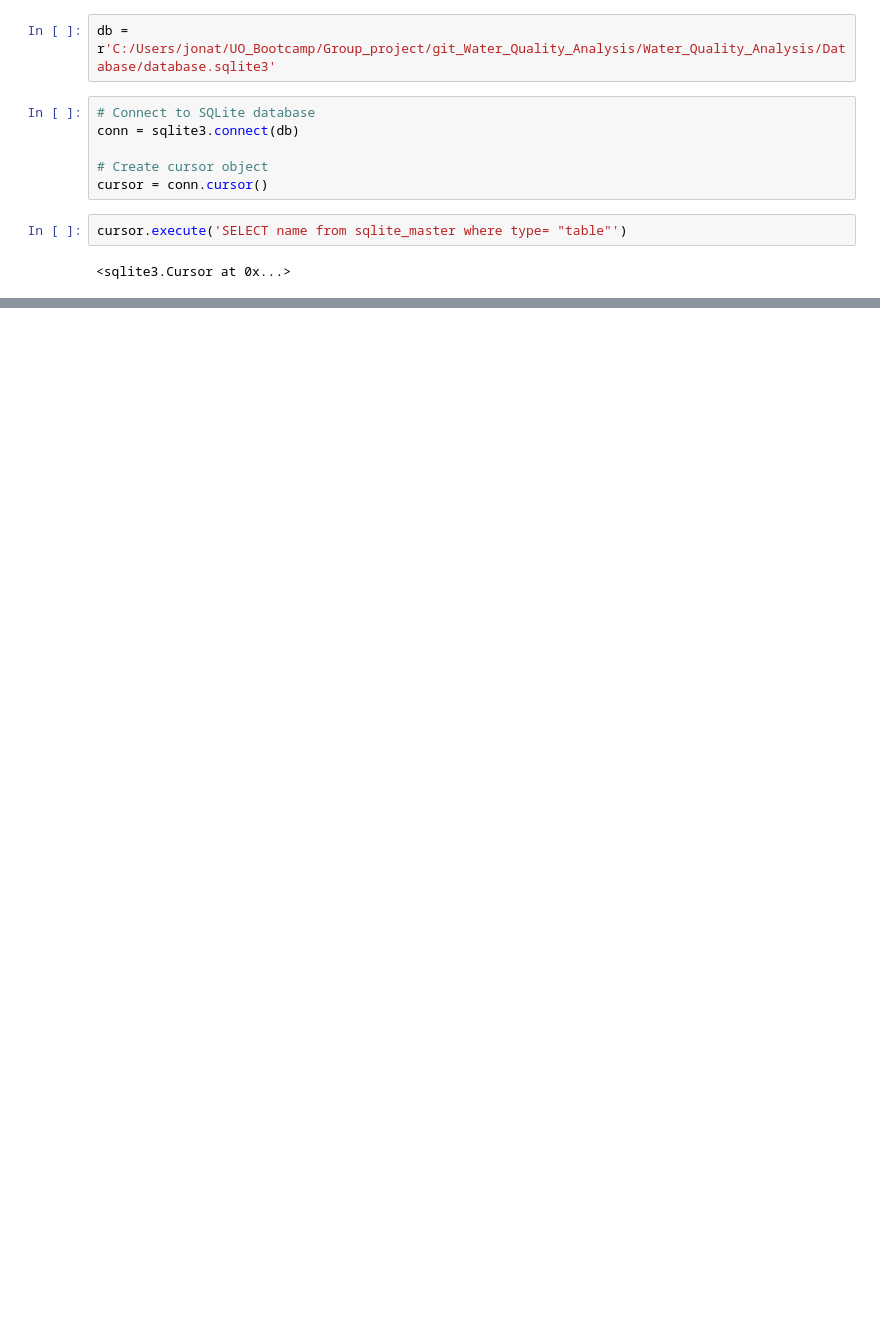
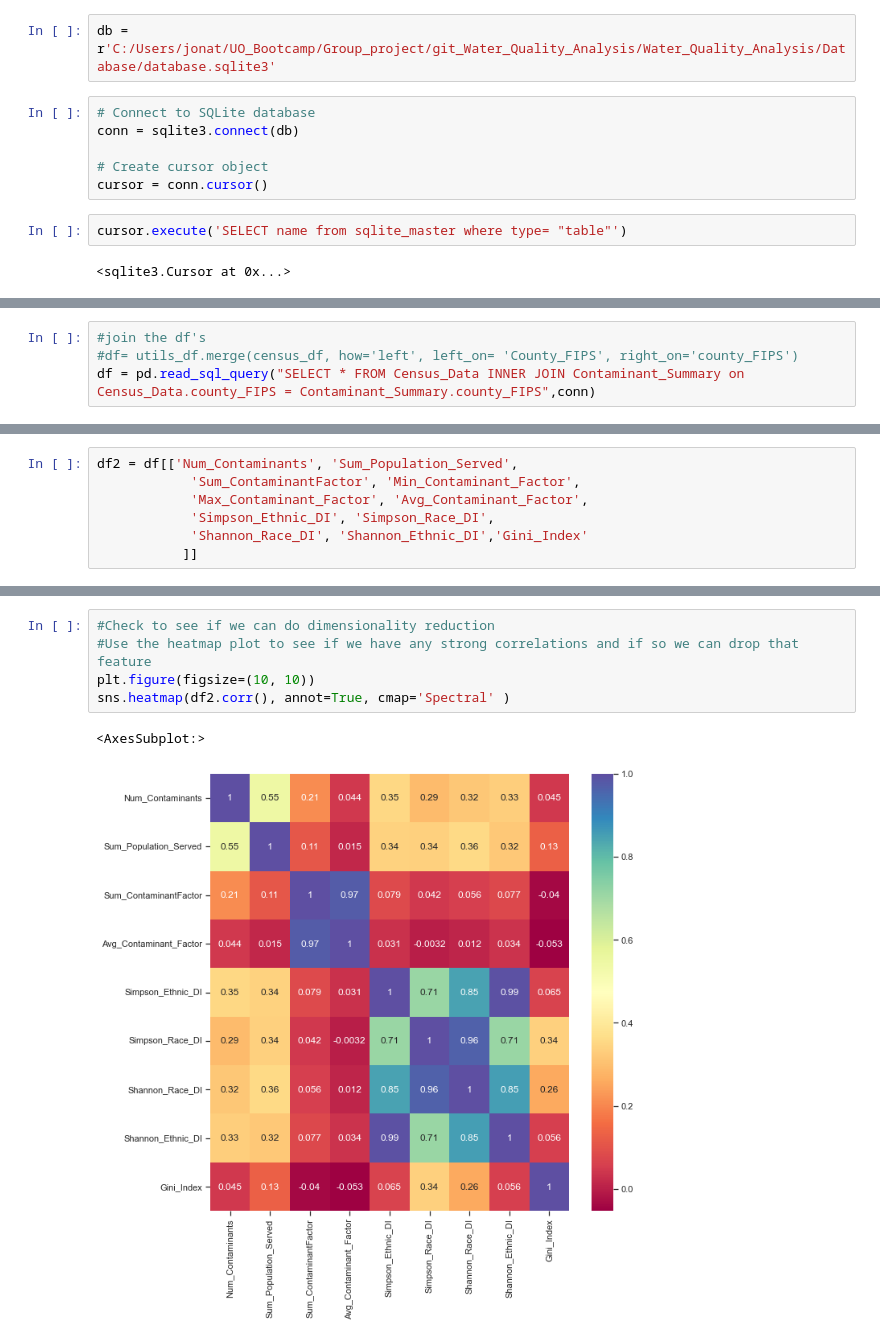
Before and after one commit to jonathantree/Water_Quality_Analysis, a Jupyter notebook: Priority_Algo_dev/Priority_algo_dev.ipynb, the cells around one changed output, grey strips where cells are left out. Drawn from its saved outputs; the diff is of its cells as text; blank space fills up the shorter version.

```diff
--- a/Priority_Algo_dev/Priority_algo_dev.ipynb
+++ b/Priority_Algo_dev/Priority_algo_dev.ipynb
@@ -22,0 +62,4 @@ utils_df = pd.read_sql
+# %%
+#join the df's
+#df= utils_df.merge(census_df, how='left', left_on= 'County_FIPS', right_on='county_FIPS')
+df = pd.read_sql_query("SELECT * FROM Census_Data INNER JOIN Contaminant_Summary on Census_Data.county_FIPS = Contaminant_Summary.county_FIPS",conn)
@@ -22,0 +119,7 @@ utils_df = pd.read_sql
+# %%
+df2 = df[['Num_Contaminants', 'Sum_Population_Served',
+            'Sum_ContaminantFactor', 'Min_Contaminant_Factor',
+            'Max_Contaminant_Factor', 'Avg_Contaminant_Factor',
+            'Simpson_Ethnic_DI', 'Simpson_Race_DI',
+            'Shannon_Race_DI', 'Shannon_Ethnic_DI','Gini_Index'
+           ]]
@@ -22,0 +142,8 @@ utils_df = pd.read_sql
+# %%
+#Check to see if we can do dimensionality reduction
+#Use the heatmap plot to see if we have any strong correlations and if so we can drop that feature
+plt.figure(figsize=(10, 10))
+sns.heatmap(df2.corr(), annot=True, cmap='Spectral' )
+# %% [output]
+<AxesSubplot:>
+[figure, added]
```
Also changed, not shown: parts of 37 cells of this notebook, 16 other files.
